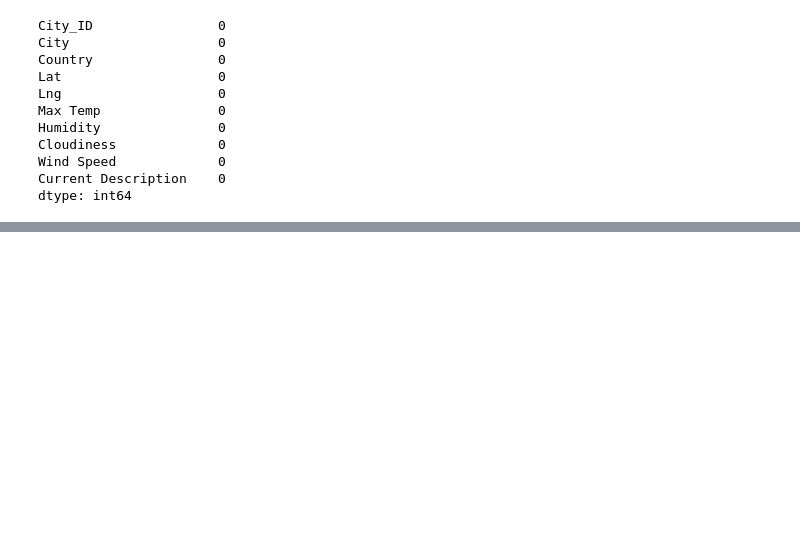
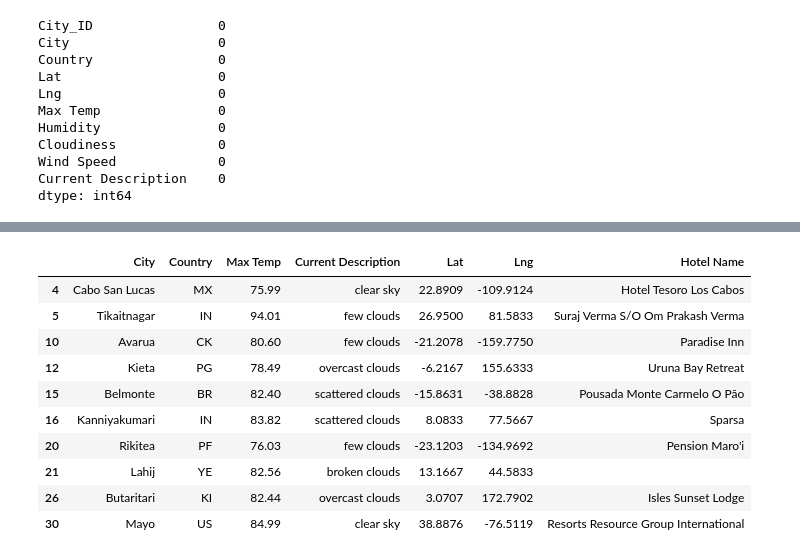
Before and after one commit to VAlphonso/World_Weather_Analysis, a Jupyter notebook: Vacation_Search/Vacation_Search.ipynb, the cells around one changed output, grey strips where cells are left out. Saved outputs shown, nothing was run; the diff lists cells and outputs as text; code cells hidden in the pictures; blank space fills up the shorter version.

Commit message:
coding and figure for search params.

```diff
--- a/Vacation_Search/Vacation_Search.ipynb
+++ b/Vacation_Search/Vacation_Search.ipynb
@@ -97,14 +110,23 @@ params = {
 }
 
 # 6b. Iterate through the hotel DataFrame.
+for index, row in hotel_df.iterrows():
 
     # 6c. Get latitude and longitude from DataFrame
-
+    lat = row["Lat"]
+    lng = row["Lng"]
 
     # 6d. Set up the base URL for the Google Directions API to get JSON data.
+    params["location"] = f"{lat},{lng}"
 
+    base_url = "https://maps.googleapis.com/maps/api/place/nearbysearch/json"
 
     # 6e. Make request and retrieve the JSON data from the search.
-
+    hotels = requests.get(base_url, params=params).json()
 
     # 6f. Get the first hotel from the results and store the name, if a hotel isn't found skip the city.
+    try:
+        hotel_df.loc[index, "Hotel Name"] = hotels["results"][0]["name"]
+    except:
+        print("Hotel not found...skipping.")
+        pass
@@ -111,4 +196,19 @@ params = {
 # %%
 # 7. Drop the rows where there is no Hotel Name.
+clean_hotel_df = hotel_df.dropna(how="any")
+# %%
+clean_hotel_df.head(10)
+# %% [output]
+|  | City | Country | Max Temp | Current Description | Lat | Lng | Hotel Name |
+| 4 | Cabo San Lucas | MX | 75.99 | clear sky | 22.8909 | -109.9124 | Hotel Tesoro Los Cabos |
+| 5 | Tikaitnagar | IN | 94.01 | few clouds | 26.9500 | 81.5833 | Suraj Verma S/O Om Prakash Verma |
+| 10 | Avarua | CK | 80.60 | few clouds | -21.2078 | -159.7750 | Paradise Inn |
+| 12 | Kieta | PG | 78.49 | overcast clouds | -6.2167 | 155.6333 | Uruna Bay Retreat |
+| 15 | Belmonte | BR | 82.40 | scattered clouds | -15.8631 | -38.8828 | Pousada Monte Carmelo O Pão |
+| 16 | Kanniyakumari | IN | 83.82 | scattered clouds | 8.0833 | 77.5667 | Sparsa |
+| 20 | Rikitea | PF | 76.03 | few clouds | -23.1203 | -134.9692 | Pension Maro'i |
+| 21 | Lahij | YE | 82.56 | broken clouds | 13.1667 | 44.5833 |  |
+| 26 | Butaritari | KI | 82.44 | overcast clouds | 3.0707 | 172.7902 | Isles Sunset Lodge |
+| 30 | Mayo | US | 84.99 | clear sky | 38.8876 | -76.5119 | Resorts Resource Group International |
 # %%
 # 8a. Create the output File (CSV)
```
Also changed, not shown: parts of 10 cells of this notebook, 3 other files.
